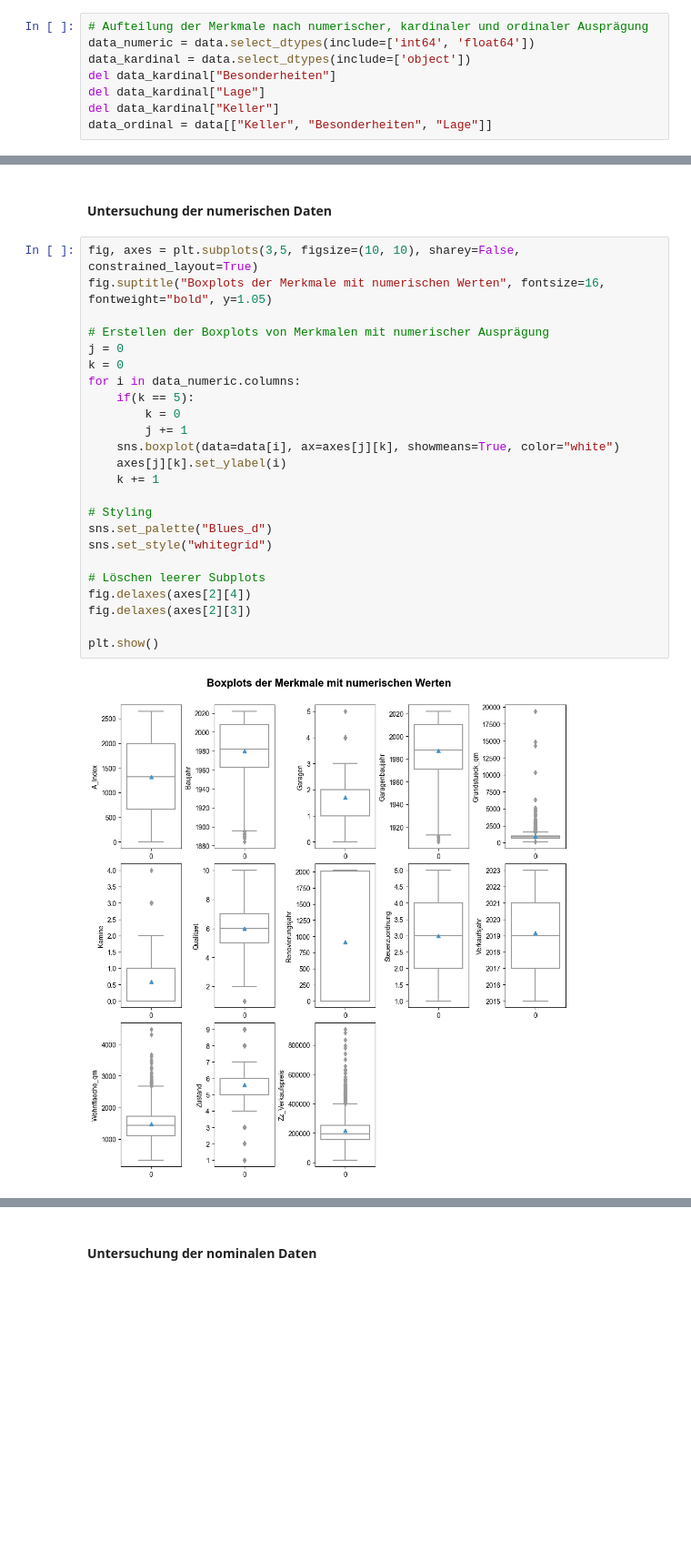
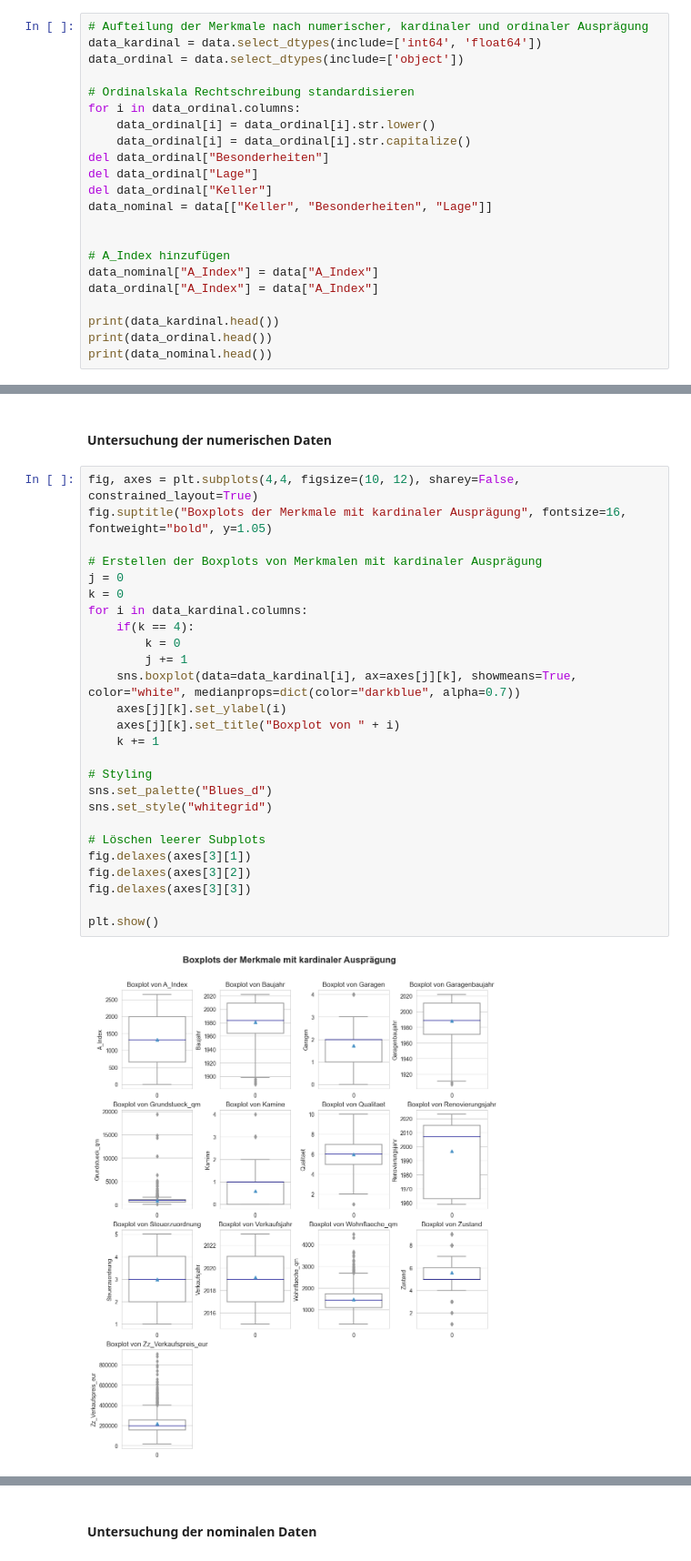
Before and after one commit to juliabb1/Data-Science-Programmentwurf, a Jupyter notebook: Programmentwurf/programmentwurf.ipynb, the cells around one changed output, grey strips where cells are left out. Shown at 91% size. Cells and saved outputs as stored; diff of their text form; blank space fills up the shorter version.

```diff
--- a/Programmentwurf/programmentwurf.ipynb
+++ b/Programmentwurf/programmentwurf.ipynb
@@ -154,9 +196,23 @@ Auffälligkeiten im Datensatz, die für spätere Datenbereinigung und Feature En
 ### Genauerer Analyse der Merkmale
 # %%
 # Aufteilung der Merkmale nach numerischer, kardinaler und ordinaler Ausprägung
-data_numeric = data.select_dtypes(include=['int64', 'float64'])
-data_kardinal = data.select_dtypes(include=['object'])
-del data_kardinal["Besonderheiten"]
-del data_kardinal["Lage"]
-del data_kardinal["Keller"]
-data_ordinal = data[["Keller", "Besonderheiten", "Lage"]]
+data_kardinal = data.select_dtypes(include=['int64', 'float64'])
+data_ordinal = data.select_dtypes(include=['object'])
+
+# Ordinalskala Rechtschreibung standardisieren
+for i in data_ordinal.columns:
+    data_ordinal[i] = data_ordinal[i].str.lower()
+    data_ordinal[i] = data_ordinal[i].str.capitalize()
+del data_ordinal["Besonderheiten"]
+del data_ordinal["Lage"]
+del data_ordinal["Keller"]
+data_nominal = data[["Keller", "Besonderheiten", "Lage"]]
+
+
+# A_Index hinzufügen
+data_nominal["A_Index"] = data["A_Index"]
+data_ordinal["A_Index"] = data["A_Index"]
+
+print(data_kardinal.head())
+print(data_ordinal.head())
+print(data_nominal.head())
@@ -163,28 +242,30 @@ data_ordinal = data[["Keller", "Besonderheiten", "Lage"]]
 # %% [markdown]
 #### Untersuchung der numerischen Daten
 # %%
-fig, axes = plt.subplots(3,5, figsize=(10, 10), sharey=False, constrained_layout=True)
-fig.suptitle("Boxplots der Merkmale mit numerischen Werten", fontsize=16, fontweight="bold", y=1.05)
+fig, axes = plt.subplots(4,4, figsize=(10, 12), sharey=False, constrained_layout=True)
+fig.suptitle("Boxplots der Merkmale mit kardinaler Ausprägung", fontsize=16, fontweight="bold", y=1.05)
 
-# Erstellen der Boxplots von Merkmalen mit numerischer Ausprägung
+# Erstellen der Boxplots von Merkmalen mit kardinaler Ausprägung
 j = 0
 k = 0
-for i in data_numeric.columns:
-    if(k == 5):
+for i in data_kardinal.columns:
+    if(k == 4):
         k = 0
         j += 1
-    sns.boxplot(data=data[i], ax=axes[j][k], showmeans=True, color="white")
+    sns.boxplot(data=data_kardinal[i], ax=axes[j][k], showmeans=True, color="white", medianprops=dict(color="darkblue", alpha=0.7))
     axes[j][k].set_ylabel(i)
+    axes[j][k].set_title("Boxplot von " + i)
     k += 1
 
 # Styling
 sns.set_palette("Blues_d")
 sns.set_style("whitegrid")
 
 # Löschen leerer Subplots
-fig.delaxes(axes[2][4])
-fig.delaxes(axes[2][3])
+fig.delaxes(axes[3][1])
+fig.delaxes(axes[3][2])
+fig.delaxes(axes[3][3])
 
 plt.show()
 # %% [output]
-[figure, old version]
+[figure, new version]
```
Also changed, not shown: parts of 28 cells of this notebook.
